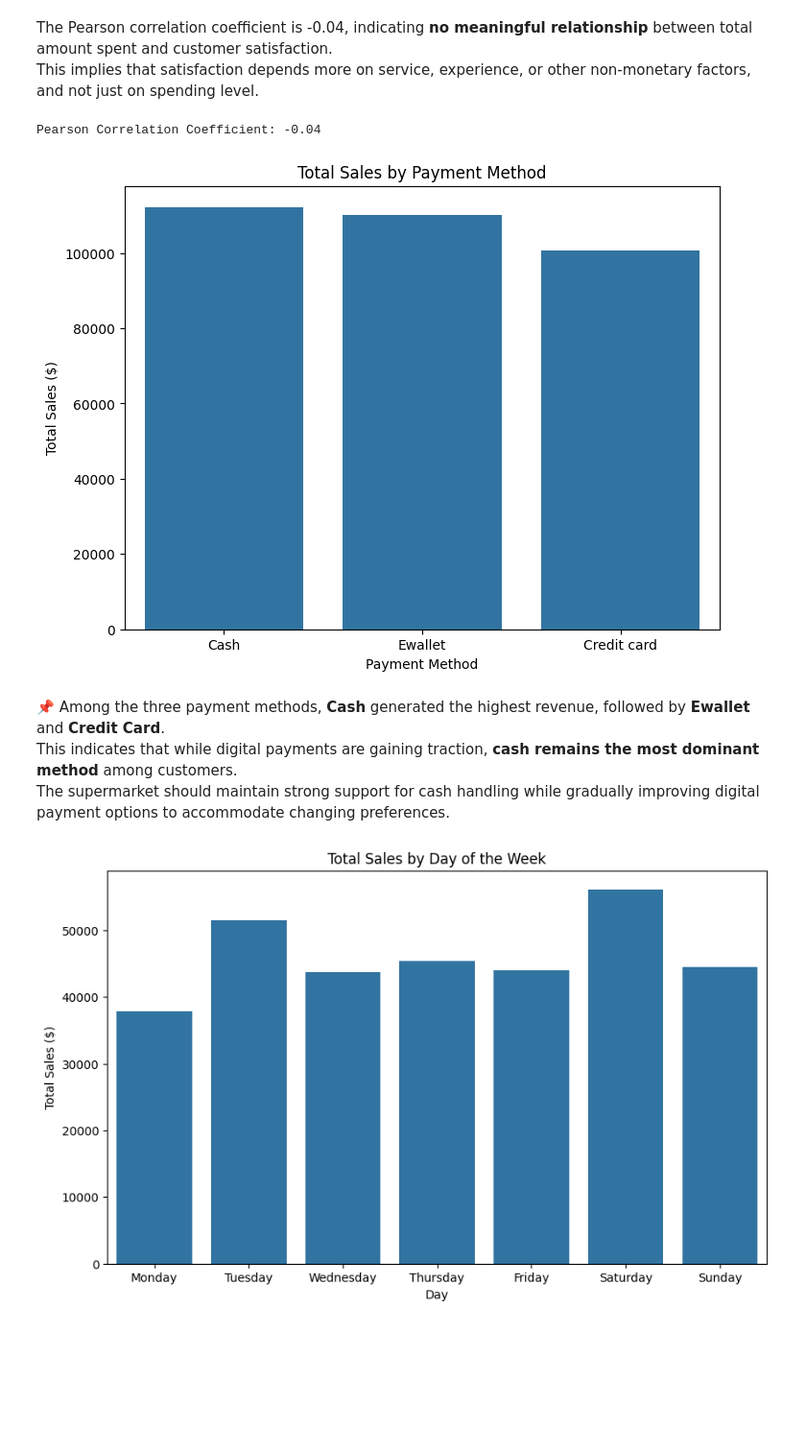
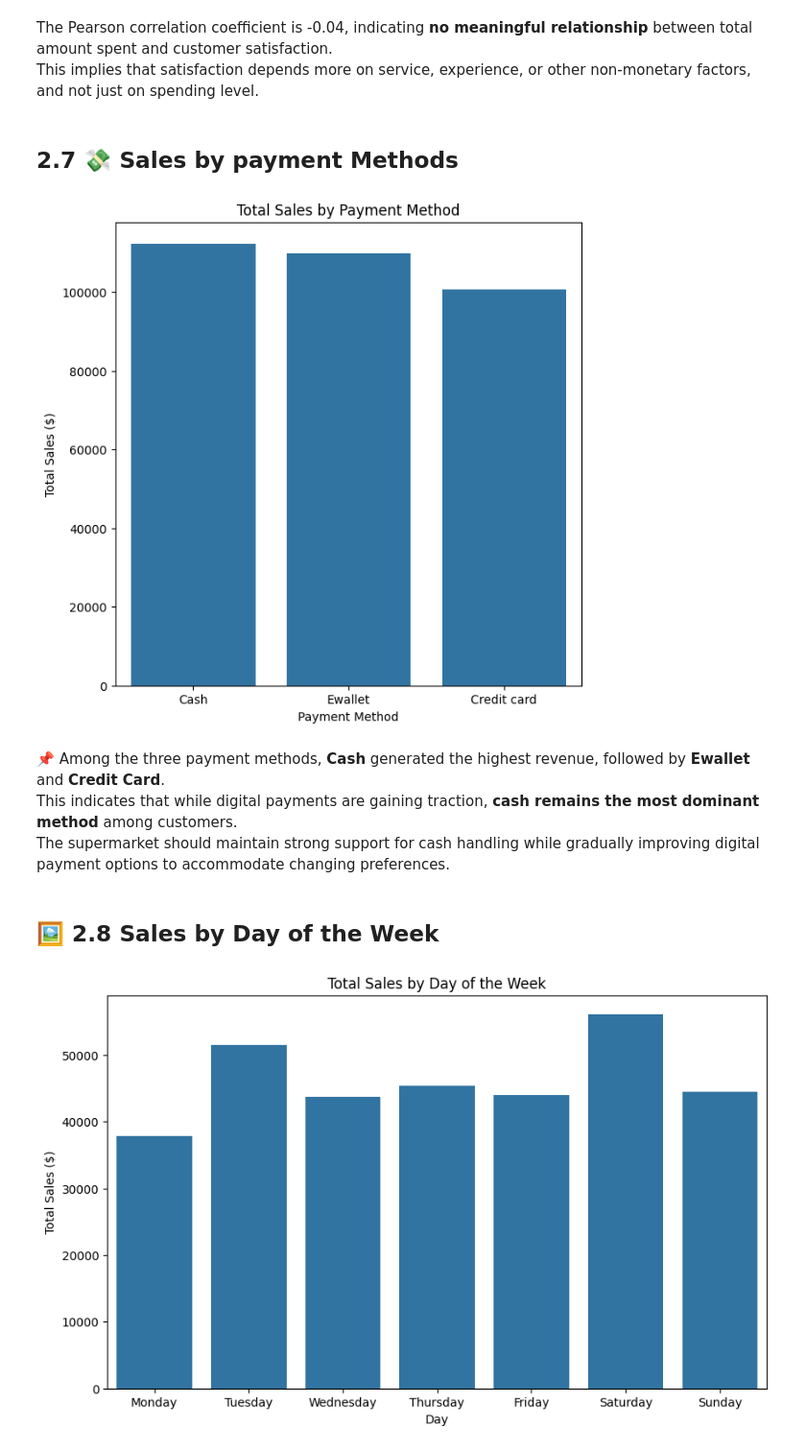
Before and after one commit to momo5500/Supermarket-Sales-Analysis, a Jupyter notebook: Analyse_des_ventes_Supermarket-2.ipynb, the cells around one changed output. Shown at 96% size. Cells and saved outputs as stored; diff of their text form; code cells hidden in the pictures; blank space fills up the shorter version.

```diff
--- a/Analyse_des_ventes_Supermarket-2.ipynb
+++ b/Analyse_des_ventes_Supermarket-2.ipynb
@@ -168,29 +149,27 @@ Pearson Correlation Coefficient: -0.04
 # %% [markdown]
  The Pearson correlation coefficient is -0.04, indicating **no meaningful relationship** between total amount spent and customer satisfaction.
 This implies that satisfaction depends more on service, experience, or other non-monetary factors, and not just on spending level.
-# %%
-# Calcul du coefficient de corrélation de Pearson
-correlation = df['Total'].corr(df['Rating'])
-print(f"Pearson Correlation Coefficient: {correlation:.2f}")
-# %% [output]
-Pearson Correlation Coefficient: -0.04
+# %% [markdown]
+## 2.7 💸 Sales by payment Methods
 # %%
 # Total des ventes par méthode de paiement
 sales_by_payment = df.groupby('Payment')['Total'].sum().sort_values(ascending=False)
 
 # Visualisation
-plt.figure(figsize=(8,6))
+plt.figure(figsize=(7,7))
 sns.barplot(x=sales_by_payment.index, y=sales_by_payment.values)
 plt.title("Total Sales by Payment Method")
 plt.xlabel("Payment Method")
 plt.ylabel("Total Sales ($)")
 plt.show()
 # %% [output]
-[figure, old version]
+[figure, new version]
 # %% [markdown]
 📌 Among the three payment methods, **Cash** generated the highest revenue, followed by **Ewallet** and **Credit Card**.
 This indicates that while digital payments are gaining traction, **cash remains the most dominant method** among customers.
 The supermarket should maintain strong support for cash handling while gradually improving digital payment options to accommodate changing preferences.
+# %% [markdown]
+## 🖼️ 2.8 Sales by Day of the Week
 # %%
 # Extraire le jour de la semaine à partir de la date
 df['Date'] = pd.to_datetime(df['Date'])
```
Also changed, not shown: parts of 11 cells of this notebook.
